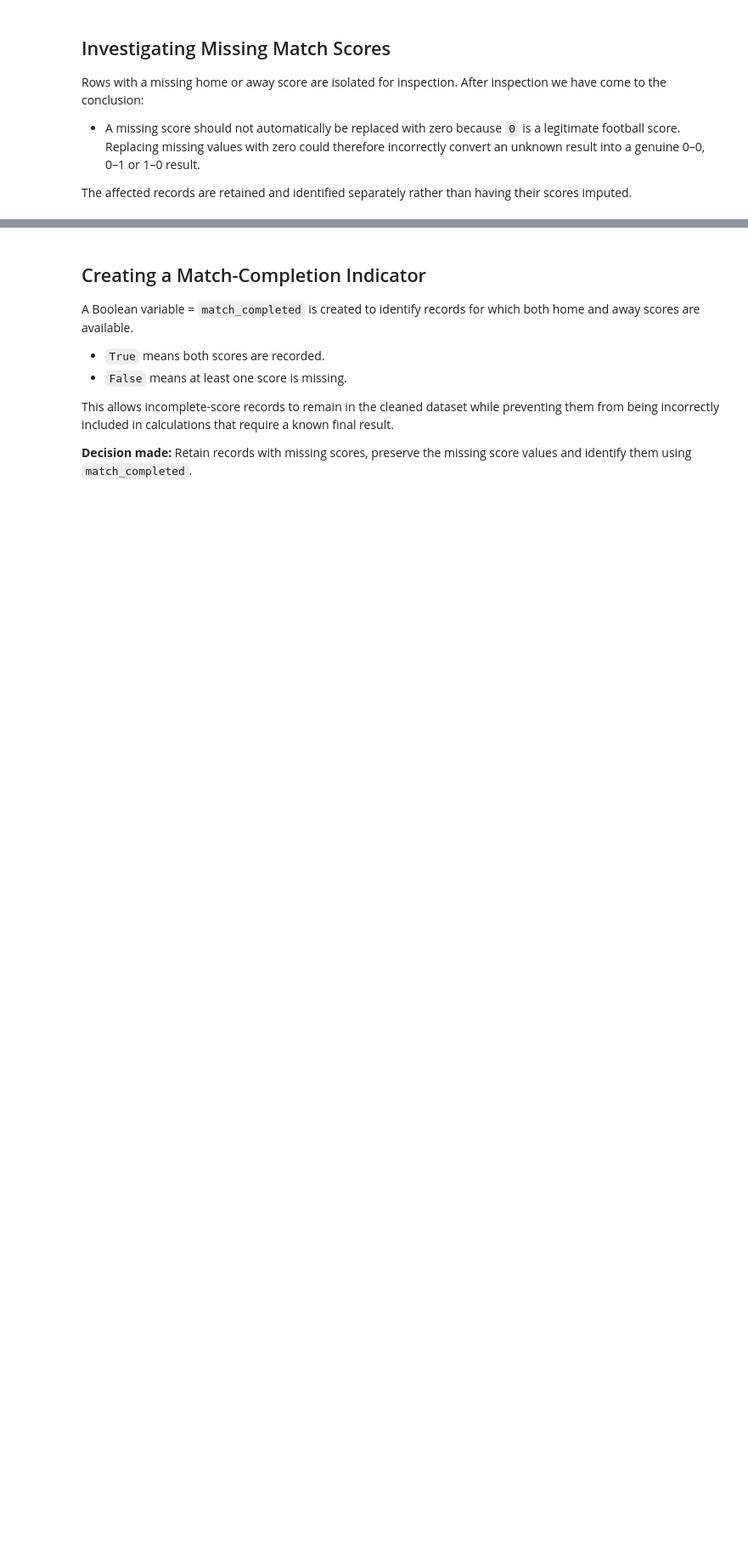
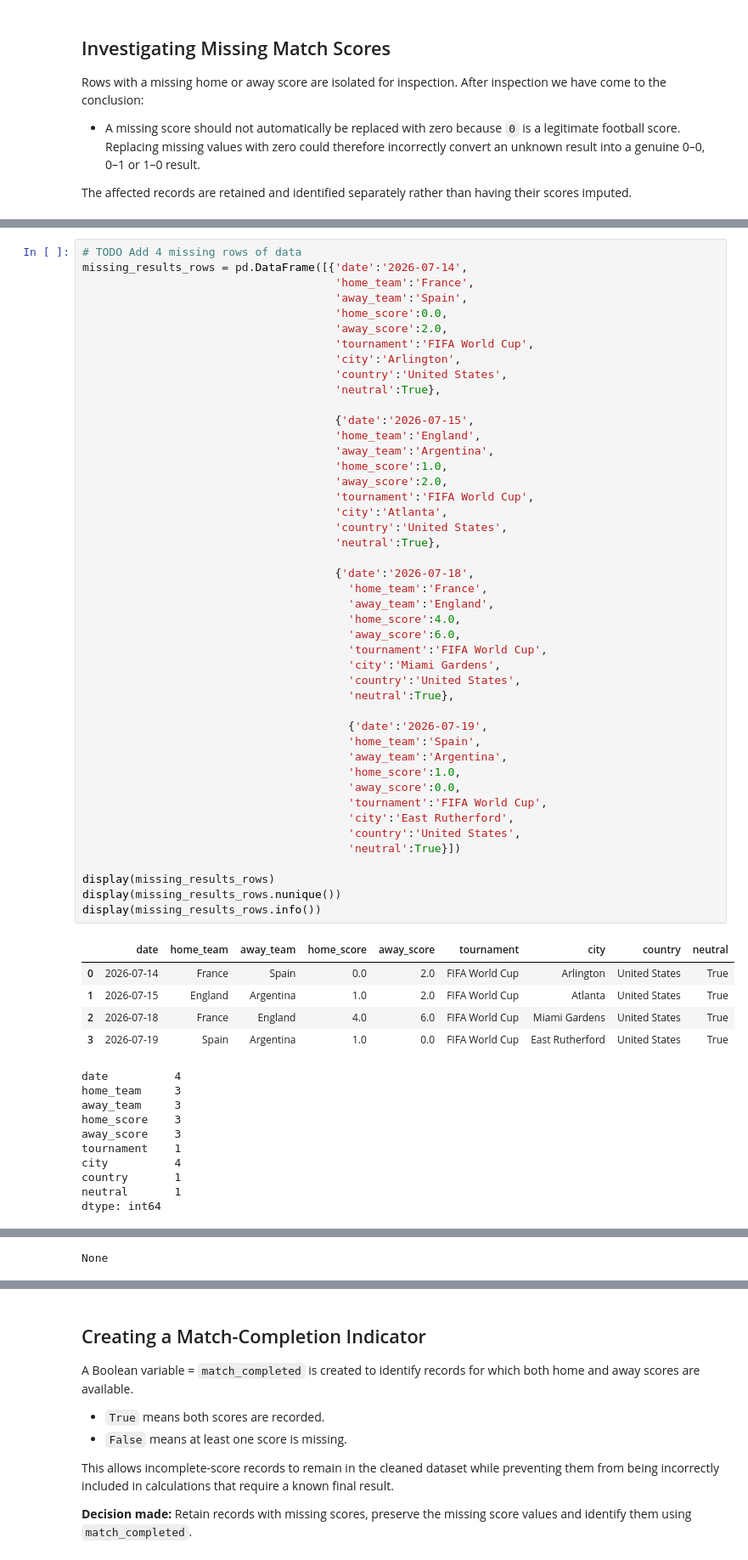
Before and after one commit to sdurham1606/Fifa-2026-World-Cup-Project, a Jupyter notebook: notebooks/01_data_cleaning.ipynb, the cells around one changed output, grey strips where cells are left out. Shown at 85% size. Drawn from its saved outputs; the diff is of its cells as text; blank space fills up the shorter version.

```diff
--- a/notebooks/01_data_cleaning.ipynb
+++ b/notebooks/01_data_cleaning.ipynb
@@ -363,0 +442,61 @@ missing_score_rows
+# %%
+# TODO Add 4 missing rows of data
+missing_results_rows = pd.DataFrame([{'date':'2026-07-14',
+                                      'home_team':'France',
+                                      'away_team':'Spain',
+                                      'home_score':0.0,
+                                      'away_score':2.0,
+                                      'tournament':'FIFA World Cup',
+                                      'city':'Arlington',
+                                      'country':'United States',
+                                      'neutral':True},
+
+                                      {'date':'2026-07-15',
+                                      'home_team':'England',
+                                      'away_team':'Argentina',
+                                      'home_score':1.0,
+                                      'away_score':2.0,
+                                      'tournament':'FIFA World Cup',
+                                      'city':'Atlanta',
+                                      'country':'United States',
+                                      'neutral':True},
+
+                                      {'date':'2026-07-18',
+                                        'home_team':'France',
+                                        'away_team':'England',
+                                        'home_score':4.0,
+                                        'away_score':6.0,
+                                        'tournament':'FIFA World Cup',
+                                        'city':'Miami Gardens',
+                                        'country':'United States',
+                                        'neutral':True},
+
+                                        {'date':'2026-07-19',
+                                        'home_team':'Spain',
+                                        'away_team':'Argentina',
+                                        'home_score':1.0,
+                                        'away_score':0.0,
+                                        'tournament':'FIFA World Cup',
+                                        'city':'East Rutherford',
+                                        'country':'United States',
+                                        'neutral':True}])
+
+display(missing_results_rows)
+display(missing_results_rows.nunique())
+display(missing_results_rows.info())
+# %% [output]
+|  | date | home_team | away_team | home_score | away_score | tournament | city | country | neutral |
+| 0 | 2026-07-14 | France | Spain | 0.0 | 2.0 | FIFA World Cup | Arlington | United States | True |
+| 1 | 2026-07-15 | England | Argentina | 1.0 | 2.0 | FIFA World Cup | Atlanta | United States | True |
+| 2 | 2026-07-18 | France | England | 4.0 | 6.0 | FIFA World Cup | Miami Gardens | United States | True |
+| 3 | 2026-07-19 | Spain | Argentina | 1.0 | 0.0 | FIFA World Cup | East Rutherford | United States | True |
+date          4
+home_team     3
+away_team     3
+home_score    3
+away_score    3
+tournament    1
+city          4
+country       1
+neutral       1
+dtype: int64
@@ -363,0 +519 @@ missing_score_rows
+None
```
Also changed, not shown: parts of 50 cells of this notebook, 1 other file.
